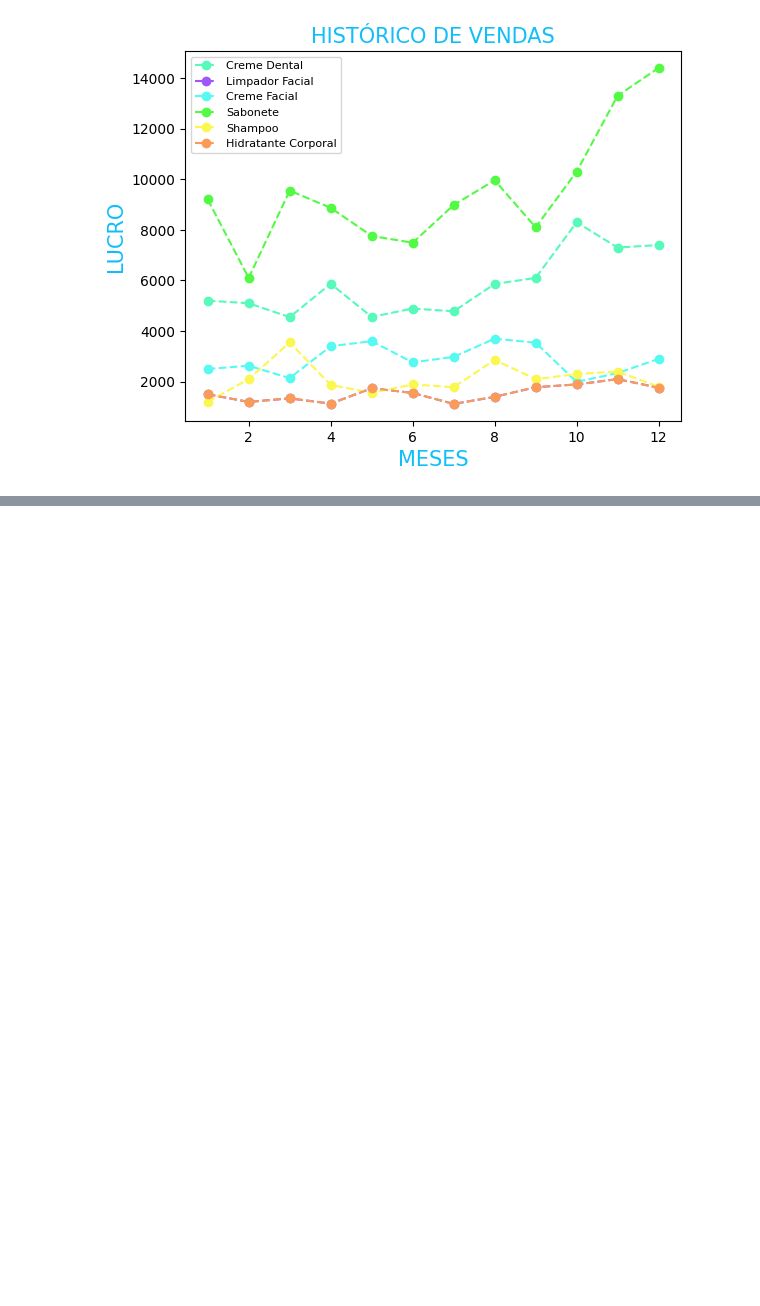
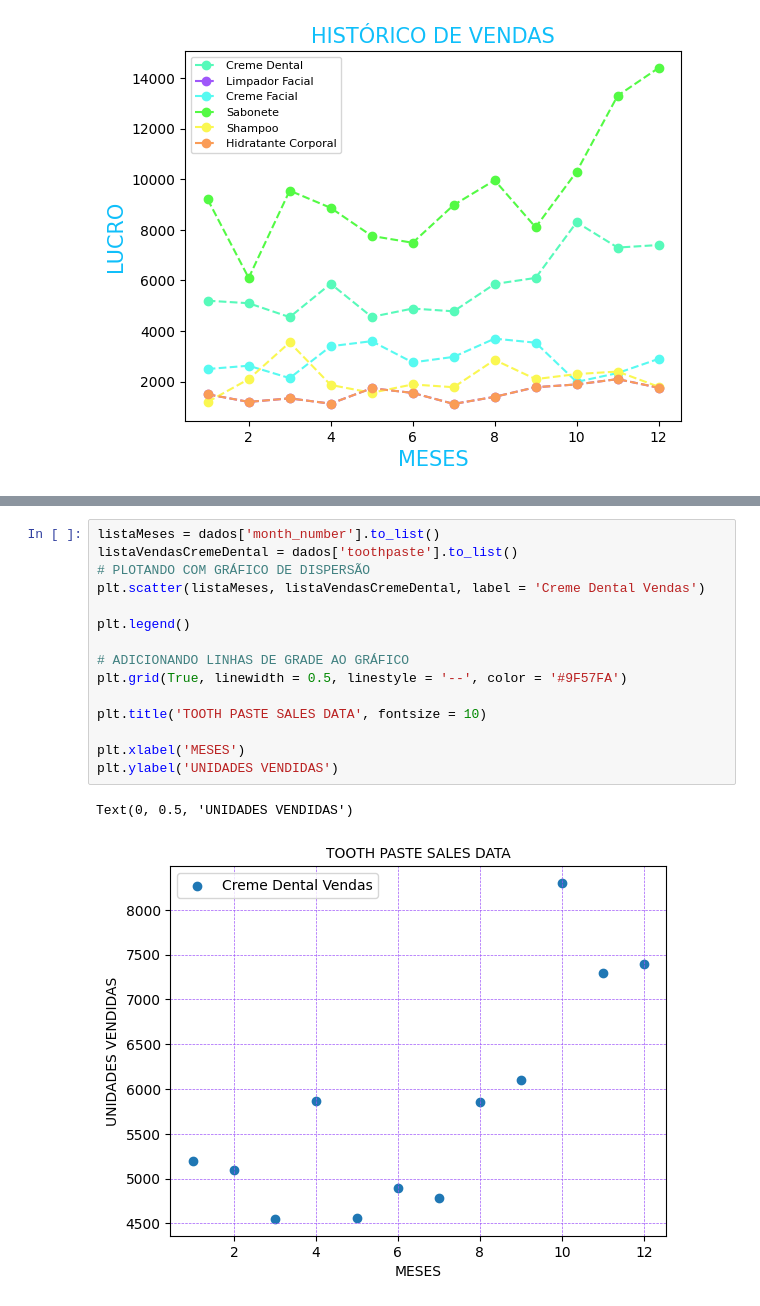
Before and after one commit to carmoemanoel/fundamentos-Big-data-SENAI-Python, a Jupyter notebook: exercícios/Exercício 09.ipynb, the cells around one changed output, grey strips where cells are left out. Drawn from its saved outputs; the diff is of its cells as text; blank space fills up the shorter version.

Commit message:
Plotando gráfico do exercício proposto

```diff
--- a/exercícios/Exercício 09.ipynb
+++ b/exercícios/Exercício 09.ipynb
@@ -103,0 +108,18 @@ plt.savefig('../graficos/grafico-imagens/exercicio03.png')
+# %%
+listaMeses = dados['month_number'].to_list()
+listaVendasCremeDental = dados['toothpaste'].to_list()
+# PLOTANDO COM GRÁFICO DE DISPERSÃO
+plt.scatter(listaMeses, listaVendasCremeDental, label = 'Creme Dental Vendas')
+
+plt.legend()
+
+# ADICIONANDO LINHAS DE GRADE AO GRÁFICO
+plt.grid(True, linewidth = 0.5, linestyle = '--', color = '#9F57FA')
+
+plt.title('TOOTH PASTE SALES DATA', fontsize = 10)
+
+plt.xlabel('MESES')
+plt.ylabel('UNIDADES VENDIDAS')
+# %% [output]
+Text(0, 0.5, 'UNIDADES VENDIDAS')
+[figure, added]
```
Also changed, not shown: parts of 3 cells of this notebook.
